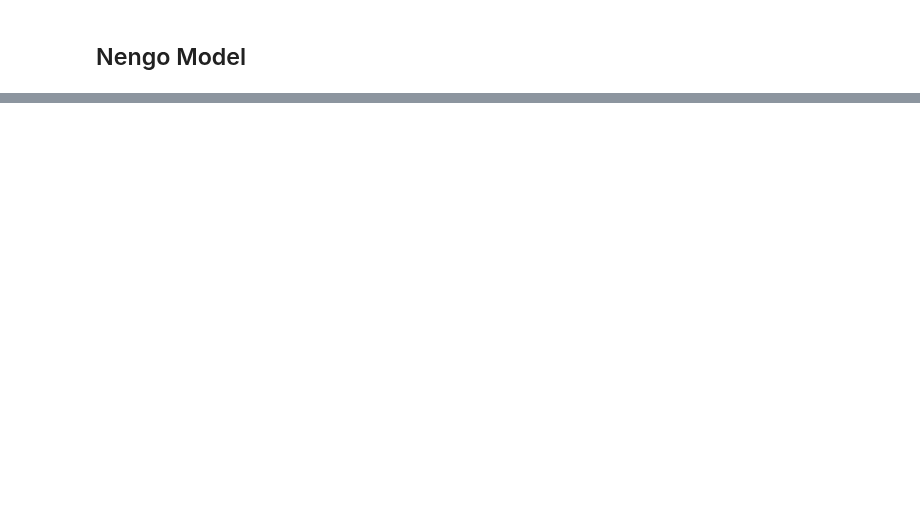
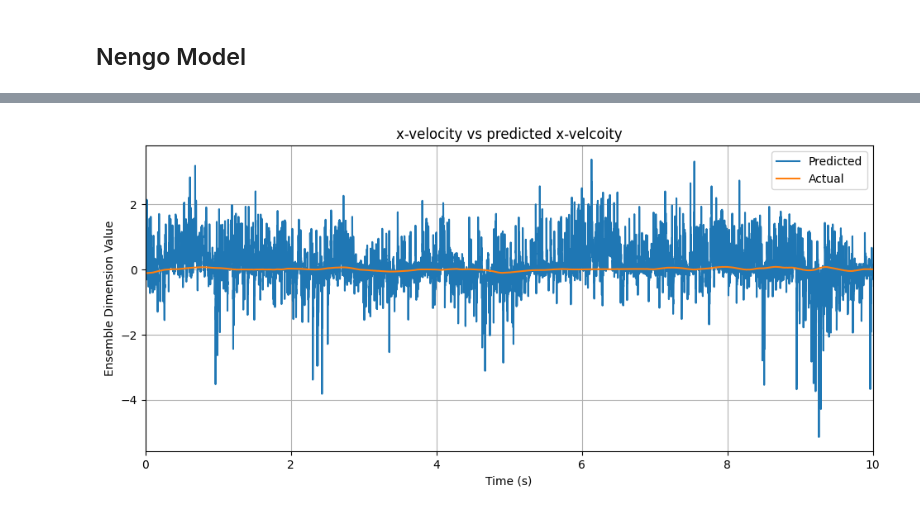
Before and after one commit to WAT-ai/BCI-Signal-Decoding, a Jupyter notebook: src/NengoDecodingModel/main.ipynb, the cells around one changed output, grey strips where cells are left out. Saved outputs shown, nothing was run; the diff lists cells and outputs as text; code cells hidden in the pictures; blank space fills up the shorter version.

```diff
--- a/src/NengoDecodingModel/main.ipynb
+++ b/src/NengoDecodingModel/main.ipynb
@@ -128,0 +147,13 @@ Simulation finished in 0:00:01.
+# %%
+fig, pl = plt.subplots(1, 1)
+fig.subplots_adjust(right=1.5)
+pl.plot(sim.trange(), sim.data[p_post][:, 0])
+pl.plot(sim.trange(), test_kinematic[0,0:len(sim.trange())]/scale_factor)
+pl.set_title("x-velocity vs predicted x-velcoity")
+pl.set_xlim((0,np.max(sim.trange())))
+pl.set_xlabel("Time (s)")
+pl.set_ylabel("Ensemble Dimension Value")
+pl.legend(["Predicted", "Actual"])
+pl.grid()
+# %% [output]
+[figure, added]
```
Also changed, not shown: parts of 7 cells of this notebook.
